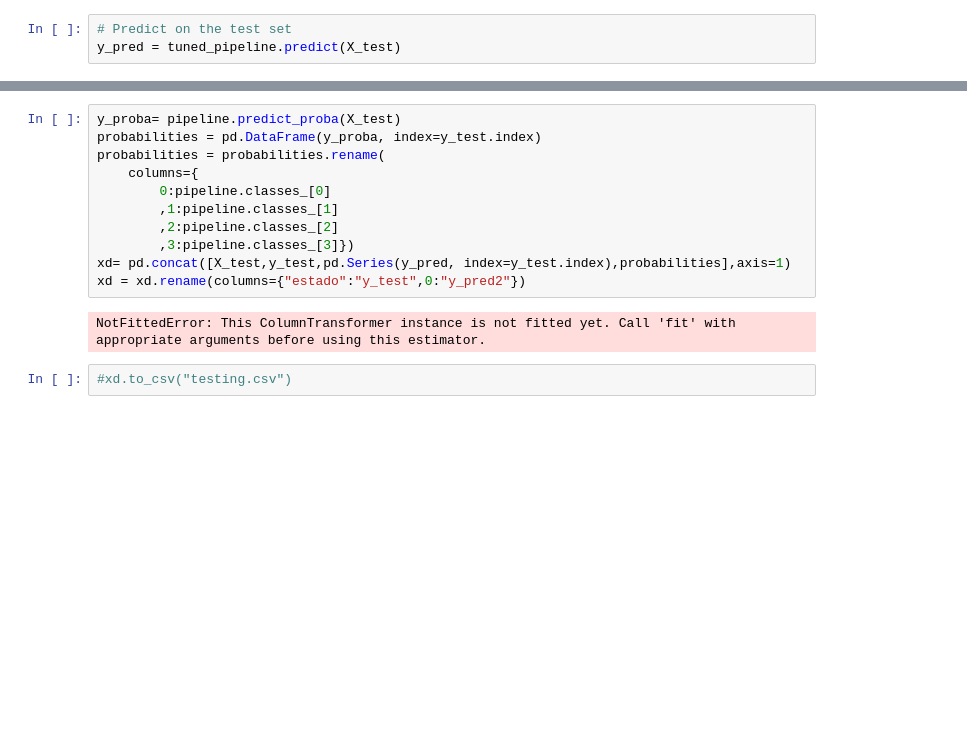
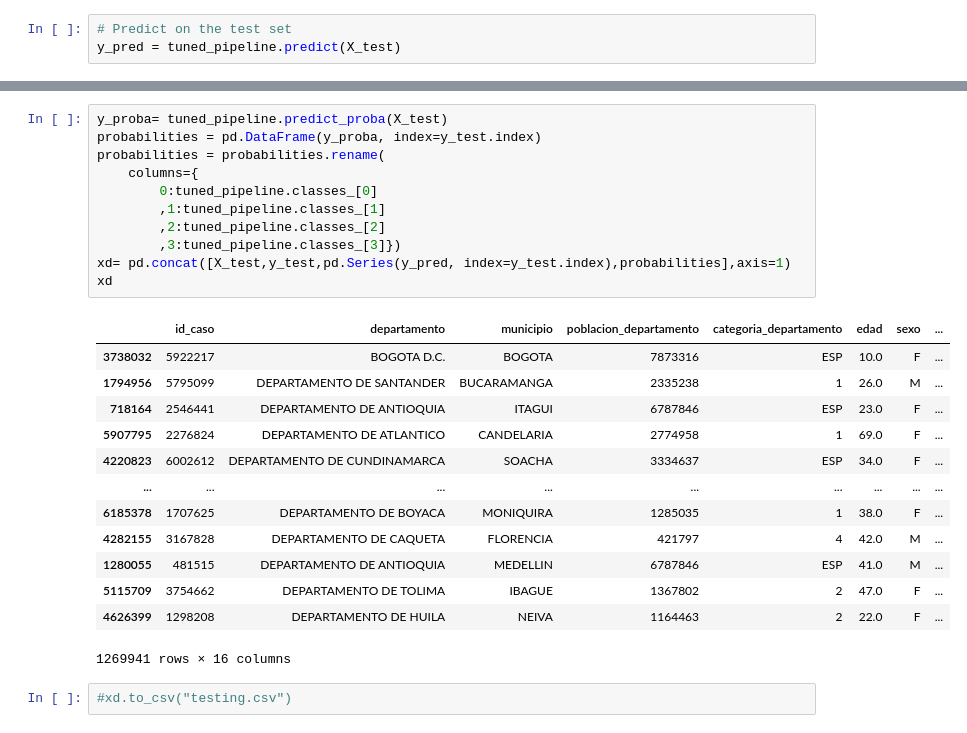
Before and after one commit to cdsaineac/ProyectoAprendizajeAutomatico, a Jupyter notebook: RandomForest/RandomForestClasssifierGridSearchRandomUnderSampling.ipynb, the cells around one changed output, grey strips where cells are left out. Cells and saved outputs as stored; diff of their text form; blank space fills up the shorter version.

```diff
--- a/RandomForest/RandomForestClasssifierGridSearchRandomUnderSampling.ipynb
+++ b/RandomForest/RandomForestClasssifierGridSearchRandomUnderSampling.ipynb
@@ -171,15 +191,27 @@ df_imp_features.sort_values(by=['weights'], ascending=False)
 # %%
-y_proba= pipeline.predict_proba(X_test)
+y_proba= tuned_pipeline.predict_proba(X_test)
 probabilities = pd.DataFrame(y_proba, index=y_test.index)
 probabilities = probabilities.rename(
     columns={
-        0:pipeline.classes_[0]
-        ,1:pipeline.classes_[1]
-        ,2:pipeline.classes_[2]
-        ,3:pipeline.classes_[3]})
+        0:tuned_pipeline.classes_[0]
+        ,1:tuned_pipeline.classes_[1]
+        ,2:tuned_pipeline.classes_[2]
+        ,3:tuned_pipeline.classes_[3]})
 xd= pd.concat([X_test,y_test,pd.Series(y_pred, index=y_test.index),probabilities],axis=1)
-xd = xd.rename(columns={"estado":"y_test",0:"y_pred2"})
+xd
 # %% [output]
+|  | id_caso | departamento | municipio | poblacion_departamento | categoria_departamento | edad | sexo | ... |
+| 3738032 | 5922217 | BOGOTA D.C. | BOGOTA | 7873316 | ESP | 10.0 | F | ... |
+| 1794956 | 5795099 | DEPARTAMENTO DE SANTANDER | BUCARAMANGA | 2335238 | 1 | 26.0 | M | ... |
+| 718164 | 2546441 | DEPARTAMENTO DE ANTIOQUIA | ITAGUI | 6787846 | ESP | 23.0 | F | ... |
+| 5907795 | 2276824 | DEPARTAMENTO DE ATLANTICO | CANDELARIA | 2774958 | 1 | 69.0 | F | ... |
+| 4220823 | 6002612 | DEPARTAMENTO DE CUNDINAMARCA | SOACHA | 3334637 | ESP | 34.0 | F | ... |
+| ... | ... | ... | ... | ... | ... | ... | ... | ... |
+| 6185378 | 1707625 | DEPARTAMENTO DE BOYACA | MONIQUIRA | 1285035 | 1 | 38.0 | F | ... |
+| 4282155 | 3167828 | DEPARTAMENTO DE CAQUETA | FLORENCIA | 421797 | 4 | 42.0 | M | ... |
+| 1280055 | 481515 | DEPARTAMENTO DE ANTIOQUIA | MEDELLIN | 6787846 | ESP | 41.0 | M | ... |
+| 5115709 | 3754662 | DEPARTAMENTO DE TOLIMA | IBAGUE | 1367802 | 2 | 47.0 | F | ... |
+| 4626399 | 1298208 | DEPARTAMENTO DE HUILA | NEIVA | 1164463 | 2 | 22.0 | F | ... |
-NotFittedError: This ColumnTransformer instance is not fitted yet. Call 'fit' with appropriate arguments before using this estimator.
+1269941 rows × 16 columns
 # %%
 #xd.to_csv("testing.csv")
```
Also changed, not shown: parts of 12 cells of this notebook, 3 other files.
